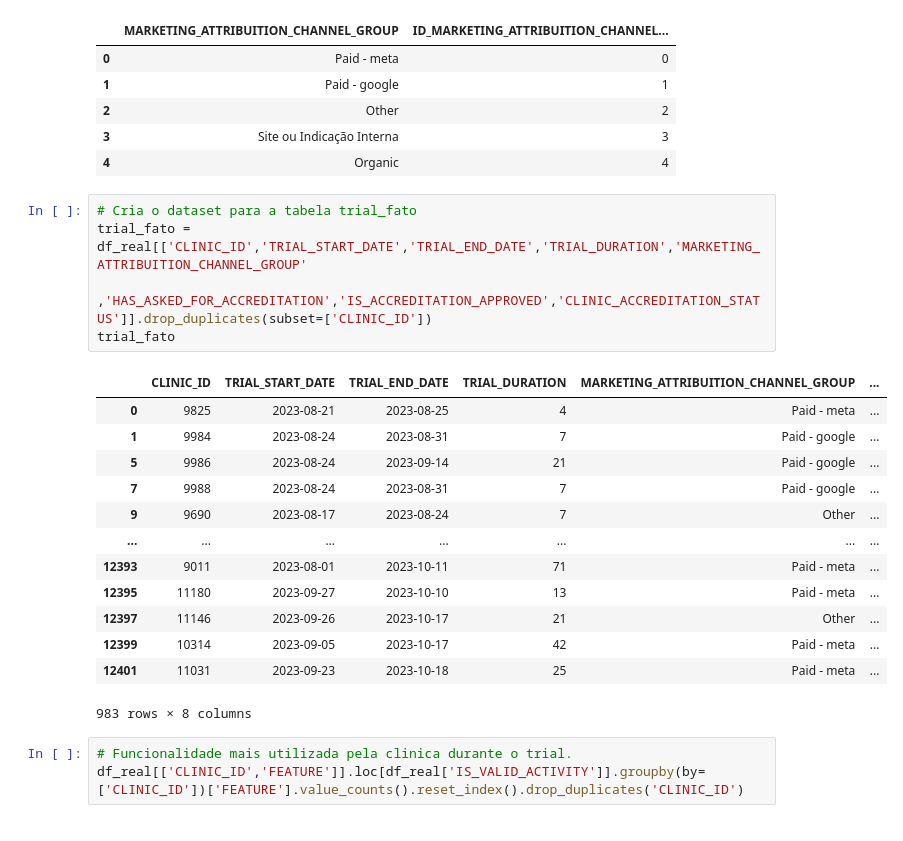
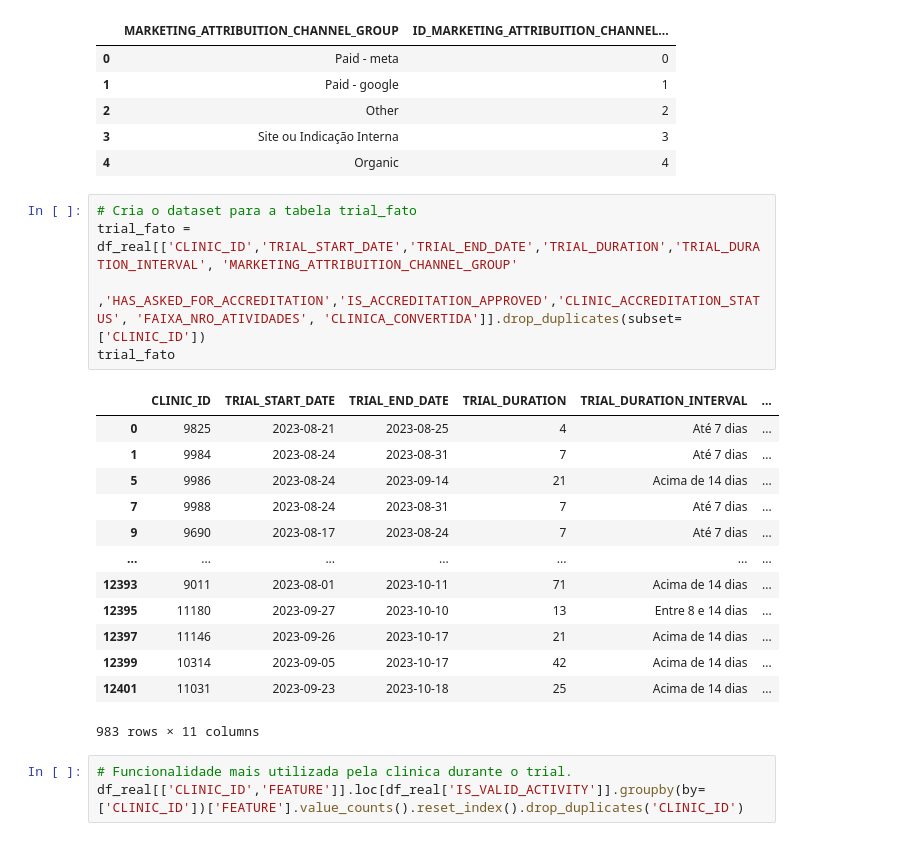
Before and after one commit to AAndreo/Aquisicao.Clinicas, a Jupyter notebook: aquisicao_clinicas/etl.ipynb, the cells around one changed output. Saved outputs shown, nothing was run; the diff lists cells and outputs as text.

```diff
--- a/aquisicao_clinicas/etl.ipynb
+++ b/aquisicao_clinicas/etl.ipynb
@@ -117,23 +117,23 @@ canal_marketing_dim
 | 4 | Organic | 4 |
 # %%
 # Cria o dataset para a tabela trial_fato
-trial_fato = df_real[['CLINIC_ID','TRIAL_START_DATE','TRIAL_END_DATE','TRIAL_DURATION','MARKETING_ATTRIBUITION_CHANNEL_GROUP'
-         ,'HAS_ASKED_FOR_ACCREDITATION','IS_ACCREDITATION_APPROVED','CLINIC_ACCREDITATION_STATUS']].drop_duplicates(subset=['CLINIC_ID'])
+trial_fato = df_real[['CLINIC_ID','TRIAL_START_DATE','TRIAL_END_DATE','TRIAL_DURATION','TRIAL_DURATION_INTERVAL', 'MARKETING_ATTRIBUITION_CHANNEL_GROUP'
+         ,'HAS_ASKED_FOR_ACCREDITATION','IS_ACCREDITATION_APPROVED','CLINIC_ACCREDITATION_STATUS', 'FAIXA_NRO_ATIVIDADES', 'CLINICA_CONVERTIDA']].drop_duplicates(subset=['CLINIC_ID'])
 trial_fato
 # %% [output]
-|  | CLINIC_ID | TRIAL_START_DATE | TRIAL_END_DATE | TRIAL_DURATION | MARKETING_ATTRIBUITION_CHANNEL_GROUP | ... |
-| 0 | 9825 | 2023-08-21 | 2023-08-25 | 4 | Paid - meta | ... |
-| 1 | 9984 | 2023-08-24 | 2023-08-31 | 7 | Paid - google | ... |
-| 5 | 9986 | 2023-08-24 | 2023-09-14 | 21 | Paid - google | ... |
-| 7 | 9988 | 2023-08-24 | 2023-08-31 | 7 | Paid - google | ... |
-| 9 | 9690 | 2023-08-17 | 2023-08-24 | 7 | Other | ... |
+|  | CLINIC_ID | TRIAL_START_DATE | TRIAL_END_DATE | TRIAL_DURATION | TRIAL_DURATION_INTERVAL | ... |
+| 0 | 9825 | 2023-08-21 | 2023-08-25 | 4 | Até 7 dias | ... |
+| 1 | 9984 | 2023-08-24 | 2023-08-31 | 7 | Até 7 dias | ... |
+| 5 | 9986 | 2023-08-24 | 2023-09-14 | 21 | Acima de 14 dias | ... |
+| 7 | 9988 | 2023-08-24 | 2023-08-31 | 7 | Até 7 dias | ... |
+| 9 | 9690 | 2023-08-17 | 2023-08-24 | 7 | Até 7 dias | ... |
 | ... | ... | ... | ... | ... | ... | ... |
-| 12393 | 9011 | 2023-08-01 | 2023-10-11 | 71 | Paid - meta | ... |
-| 12395 | 11180 | 2023-09-27 | 2023-10-10 | 13 | Paid - meta | ... |
-| 12397 | 11146 | 2023-09-26 | 2023-10-17 | 21 | Other | ... |
-| 12399 | 10314 | 2023-09-05 | 2023-10-17 | 42 | Paid - meta | ... |
-| 12401 | 11031 | 2023-09-23 | 2023-10-18 | 25 | Paid - meta | ... |
+| 12393 | 9011 | 2023-08-01 | 2023-10-11 | 71 | Acima de 14 dias | ... |
+| 12395 | 11180 | 2023-09-27 | 2023-10-10 | 13 | Entre 8 e 14 dias | ... |
+| 12397 | 11146 | 2023-09-26 | 2023-10-17 | 21 | Acima de 14 dias | ... |
+| 12399 | 10314 | 2023-09-05 | 2023-10-17 | 42 | Acima de 14 dias | ... |
+| 12401 | 11031 | 2023-09-23 | 2023-10-18 | 25 | Acima de 14 dias | ... |
-983 rows × 8 columns
+983 rows × 11 columns
 # %%
 # Funcionalidade mais utilizada pela clinica durante o trial.
 df_real[['CLINIC_ID','FEATURE']].loc[df_real['IS_VALID_ACTIVITY']].groupby(by=['CLINIC_ID'])['FEATURE'].value_counts().reset_index().drop_duplicates('CLINIC_ID')
```
Also changed, not shown: parts of 21 cells of this notebook, 3 other files.
